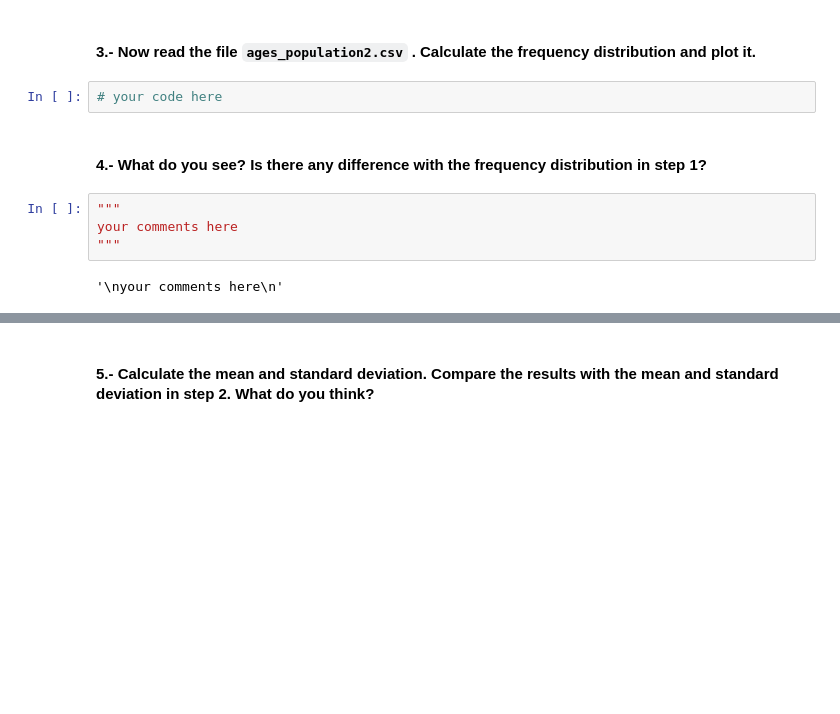
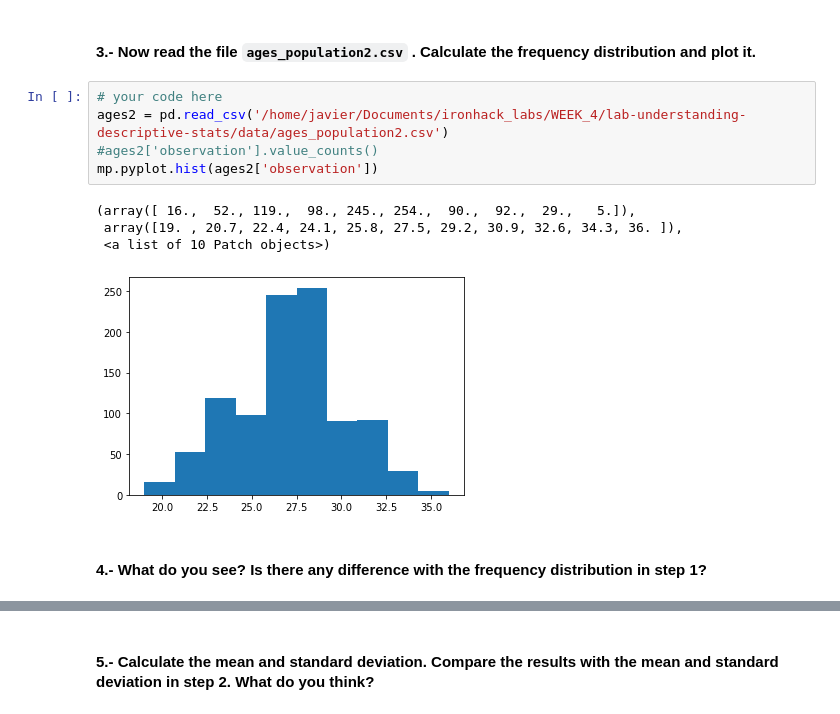
Before and after one commit to ta-data-bcn/descriptive-stats, a Jupyter notebook: your-code/main.ipynb, the cells around one changed output, grey strips where cells are left out. Saved outputs shown, nothing was run; the diff lists cells and outputs as text; blank space fills up the shorter version.

```diff
--- a/your-code/main.ipynb
+++ b/your-code/main.ipynb
@@ -247,12 +282,14 @@ your comments here
 # %% [markdown]
 #### 3.- Now read the file `ages_population2.csv` . Calculate the frequency distribution and plot it.
-# %%
-# your code here
+# %%
+# your code here
+ages2 = pd.read_csv('/home/javier/Documents/ironhack_labs/WEEK_4/lab-understanding-descriptive-stats/data/ages_population2.csv')
+#ages2['observation'].value_counts()
+mp.pyplot.hist(ages2['observation'])
+# %% [output]
+(array([ 16.,  52., 119.,  98., 245., 254.,  90.,  92.,  29.,   5.]),
+ array([19. , 20.7, 22.4, 24.1, 25.8, 27.5, 29.2, 30.9, 32.6, 34.3, 36. ]),
+ <a list of 10 Patch objects>)
+[figure, added]
 # %% [markdown]
 ####  4.- What do you see? Is there any difference with the frequency distribution in step 1?
-# %%
-"""
-your comments here
-"""
-# %% [output]
-'\nyour comments here\n'
```
Also changed, not shown: parts of 32 cells of this notebook.
